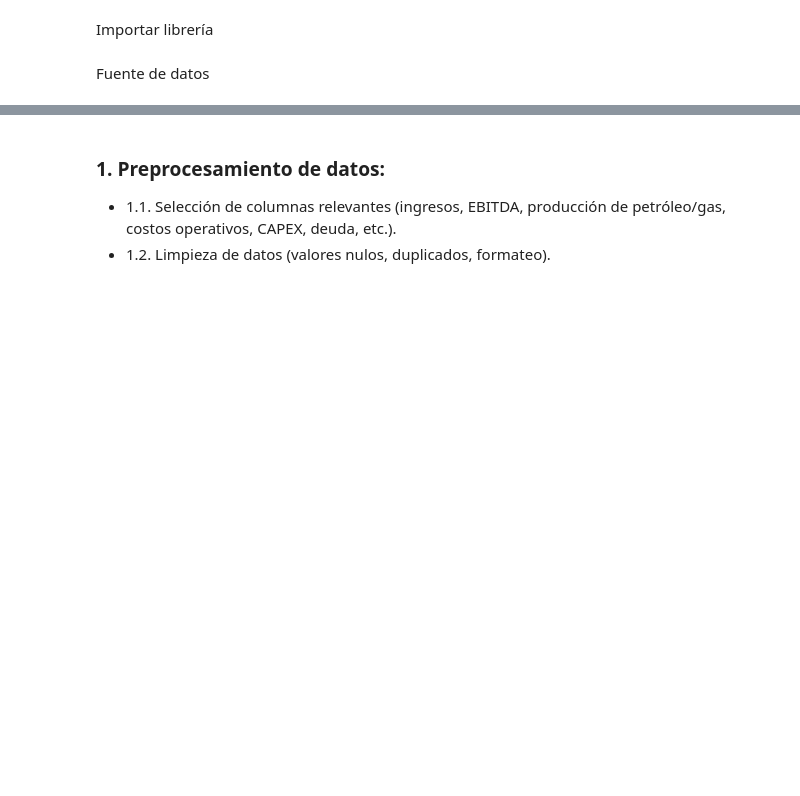
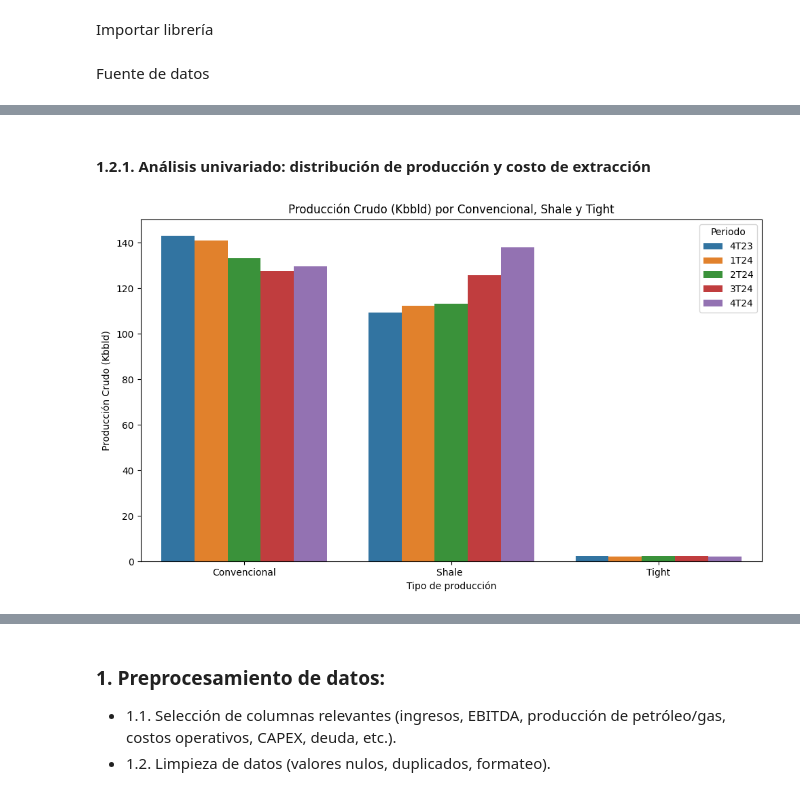
Before and after one commit to JosueMonte/ypf_valuation, a Jupyter notebook: eda.ipynb, the cells around one changed output, grey strips where cells are left out. Drawn from its saved outputs; the diff is of its cells as text; code cells hidden in the pictures; blank space fills up the shorter version.

```diff
--- a/eda.ipynb
+++ b/eda.ipynb
@@ -52,0 +79,12 @@ Primeras filas de la hoja 'upstream_operativas':
+# %%
+upstream_operativas = upstream_operativas.dropna(axis=1, how='all')
+upstream_operativas = upstream_operativas.dropna(axis=0, how='all')
+kpi = kpi.dropna(axis=1, how='all')
+kpi = kpi.dropna(axis=0, how='all')
+
+upstream_operativas = upstream_operativas.iloc[2:].reset_index(drop=True)
+kpi = kpi.iloc[0:].reset_index(drop=True)
+
+kpi = kpi.rename(columns={kpi.columns[0]: 'KPI-CAT', kpi.columns[1]: 'KPI'})
+
+upstream_operativas
@@ -52,0 +129,4 @@ Primeras filas de la hoja 'upstream_operativas':
+# %%
+# Dividir el DataFrame en dos partes en la fila 20 (índice 19)
+upstream_operativas_1 = upstream_operativas.iloc[:16].reset_index(drop=True)
+upstream_operativas_2 = upstream_operativas.iloc[16:].reset_index(drop=True)
@@ -52,0 +163,31 @@ Primeras filas de la hoja 'upstream_operativas':
+# %% [markdown]
+#### 1.2.1. Análisis univariado: distribución de producción y costo de extracción
+# %%
+# Limpia los nombres de las columnas (quita espacios antes/después y convierte a string)
+upstream_operativas_1.columns = upstream_operativas_1.columns.astype(str).str.strip()
+
+# Ahora define los periodos
+periodos = ['4T23', '1T24', '2T24', '3T24', '4T24']
+
+# Selecciona las filas de interés (por ejemplo, filas 1 a 4 para las primeras categorías)
+grupo = upstream_operativas_1.iloc[1:4]
+
+# Reorganiza el DataFrame para el gráfico
+df_melt = grupo.melt(id_vars='Upstream información operativa', value_vars=periodos,
+                     var_name='Periodo', value_name='Producción')
+
+plt.figure(figsize=(10, 6))
+sns.barplot(
+    data=df_melt,
+    x='Upstream información operativa',
+    y='Producción',
+    hue='Periodo'
+)
+plt.title('Producción Crudo (Kbbld) por Convencional, Shale y Tight')
+plt.xlabel('Tipo de producción')
+plt.ylabel('Producción Crudo (Kbbld)')
+plt.legend(title='Periodo')
+plt.tight_layout()
+plt.show()
+# %% [output]
+[figure, added]
```
Also changed, not shown: parts of 27 cells of this notebook.
